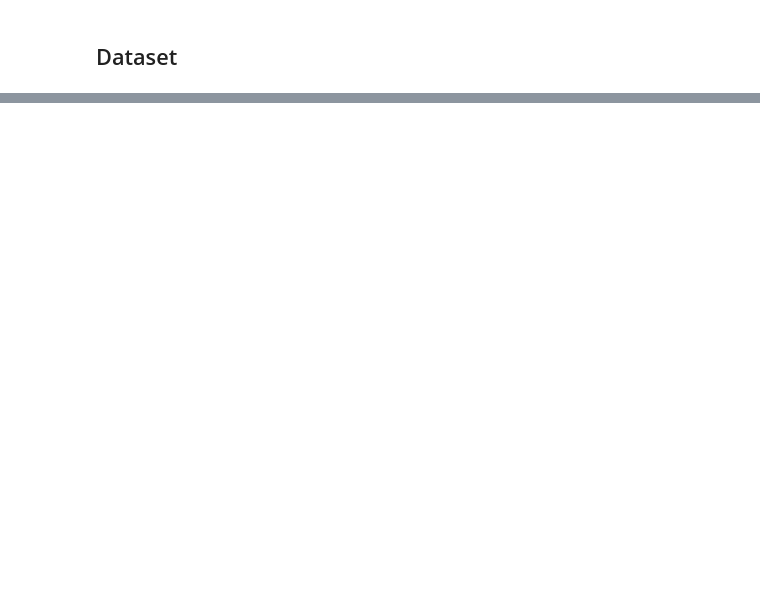
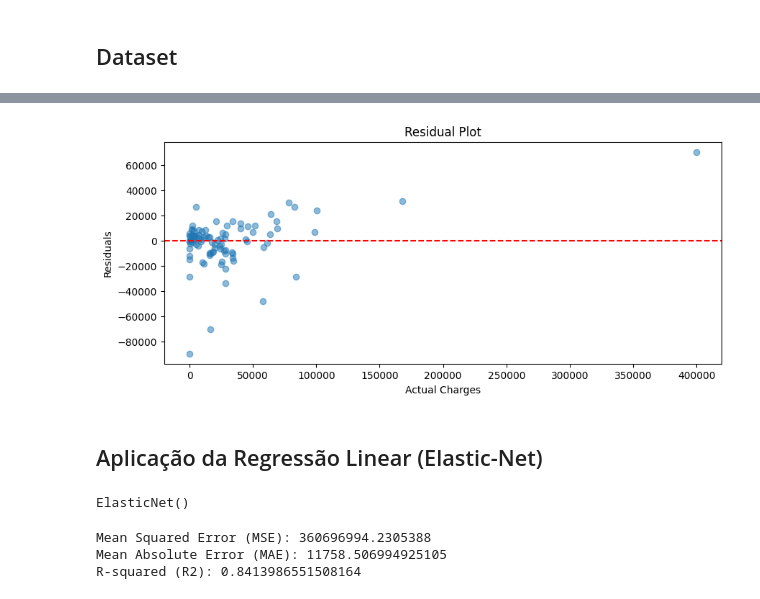
Before and after one commit to pedrofonsecapadilha/BeTechByBraskem, a Jupyter notebook: 06-MachineLearningI/ProjetoFinal.ipynb, the cells around one changed output, grey strips where cells are left out. Cells and saved outputs as stored; diff of their text form; code cells hidden in the pictures; blank space fills up the shorter version.

```diff
--- a/06-MachineLearningI/ProjetoFinal.ipynb
+++ b/06-MachineLearningI/ProjetoFinal.ipynb
@@ -129,0 +345,13 @@ Output hidden; open in https://colab.research.google.com to view.
+# %%
+plt.figure(figsize=(10, 4))
+residuals = y_test - y_pred_lr
+plt.scatter(y_test, residuals, alpha=0.5)
+plt.xlabel("Actual Charges")
+plt.ylabel("Residuals")
+plt.title("Residual Plot")
+plt.axhline(y=0, color='r', linestyle='--')
+plt.show()
+# %% [output]
+[figure, added]
+# %% [markdown]
+## Aplicação da Regressão Linear (Elastic-Net)
@@ -129,0 +361,5 @@ Output hidden; open in https://colab.research.google.com to view.
+# %%
+en = ElasticNet()
+en.fit(X_train_ss, y_train)
+# %% [output]
+ElasticNet()
@@ -129,0 +368,12 @@ Output hidden; open in https://colab.research.google.com to view.
+# %%
+mse_en = mean_squared_error(y_test, y_pred_en)
+mae_en = mean_absolute_error(y_test, y_pred_en)
+r2_en = r2_score(y_test, y_pred_en)
+
+print(f"Mean Squared Error (MSE): {mse_en}") #  A lower MSE indicates better model performance
+print(f"Mean Absolute Error (MAE): {mae_en}") #  A lower MAE indicates better model performance.
+print(f"R-squared (R2): {r2_en}")
+# %% [output]
+Mean Squared Error (MSE): 360696994.2305388
+Mean Absolute Error (MAE): 11758.506994925105
+R-squared (R2): 0.8413986551508164
```
Also changed, not shown: parts of 80 cells of this notebook.
